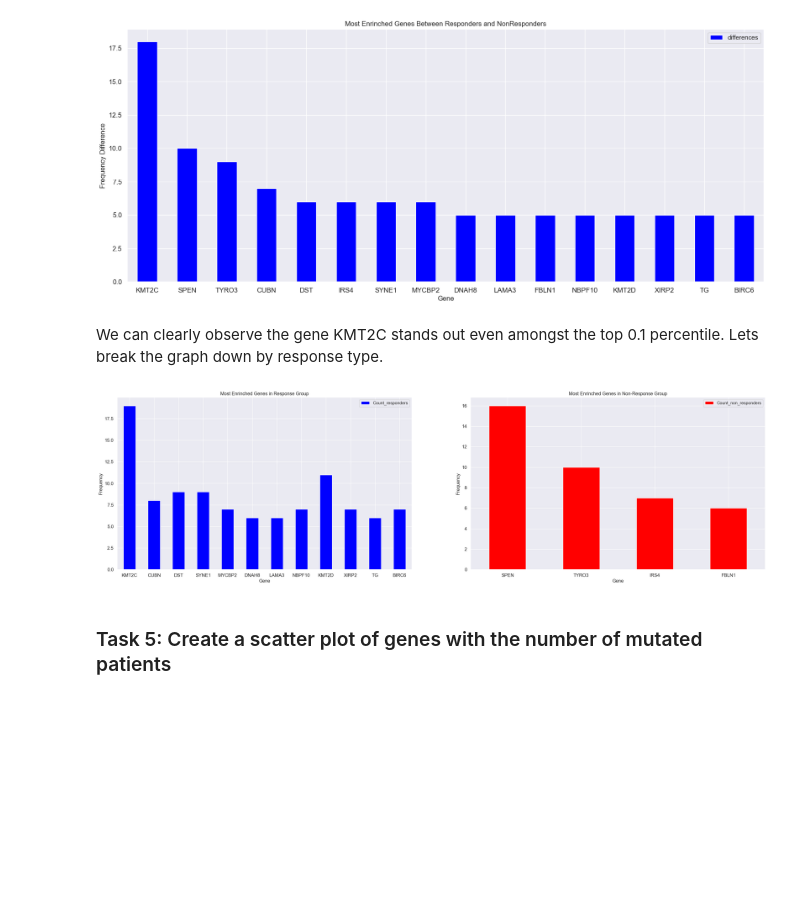
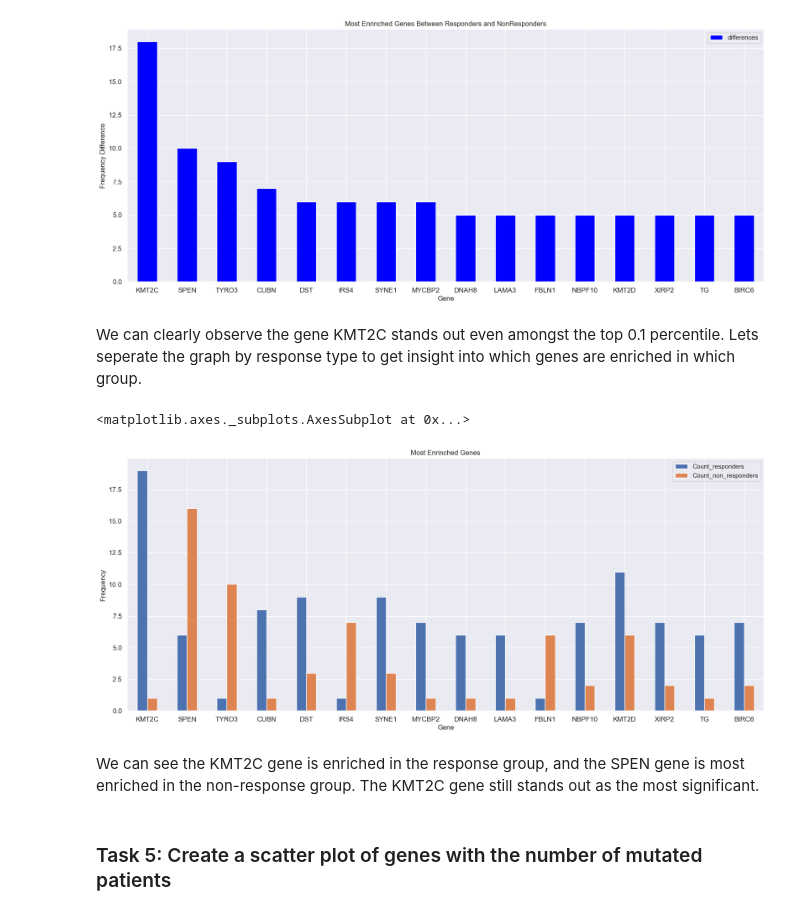
Before and after one commit to iansnyder333/IS_CancerProj, a Jupyter notebook: task.ipynb, the cells around one changed output. Saved outputs shown, nothing was run; the diff lists cells and outputs as text; code cells hidden in the pictures; blank space fills up the shorter version.

Commit message:
changes to graph

```diff
--- a/task.ipynb
+++ b/task.ipynb
@@ -217,20 +217,16 @@ Upper Bound 99.9% CI: 4.71240858011
 <matplotlib.axes._subplots.AxesSubplot at 0x...>
 [figure]
 # %% [markdown]
-We can clearly observe the gene KMT2C stands out even amongst the top 0.1 percentile. Lets break the graph down by response type.
+We can clearly observe the gene KMT2C stands out even amongst the top 0.1 percentile. Lets seperate the graph by response type to get insight into which genes are enriched in which group.
-# %%
-fromResponse = sigDf[sigDf['Count_responders'] > sigDf['Count_non_responders']]
-fromNonResponse = sigDf[sigDf['Count_responders']
-                        < sigDf['Count_non_responders']]
-fig, axes = plt.subplots(nrows=1, ncols=2, figsize=(30, 8))
-fromResponse.plot.bar(x='Hugo_Symbol', y='Count_responders', rot=0, figsize=(20, 8), title='Most Enrinched Genes in Response Group',
-               fontsize=12, xlabel='Gene', ylabel='Frequency', color='blue', ax=axes[0])
-
-fromNonResponse.plot.bar(x='Hugo_Symbol', y='Count_non_responders', rot=0, figsize=(30, 8), title='Most Enrinched Genes in Non-Response Group',
-                      fontsize=12, xlabel='Gene', ylabel='Frequency', color='red', ax=axes[1])
-plt.show()
-# %% [output]
-[figure, removed]
+# %%
+curDf = sigDf.copy()
+curDf.plot.bar(x='Hugo_Symbol', y=['Count_responders','Count_non_responders'], rot=0, figsize=(20, 8), title='Most Enrinched Genes',
+               fontsize=12, xlabel='Gene', ylabel='Frequency')
+# %% [output]
+<matplotlib.axes._subplots.AxesSubplot at 0x...>
+[figure, added]
+# %% [markdown]
+We can see the KMT2C gene is enriched in the response group, and the SPEN gene is most enriched in the non-response group. The KMT2C gene still stands out as the most significant.
 # %% [markdown]
 ### Task 5: Create a scatter plot of genes with the number of mutated patients
 # %% [markdown]
```
